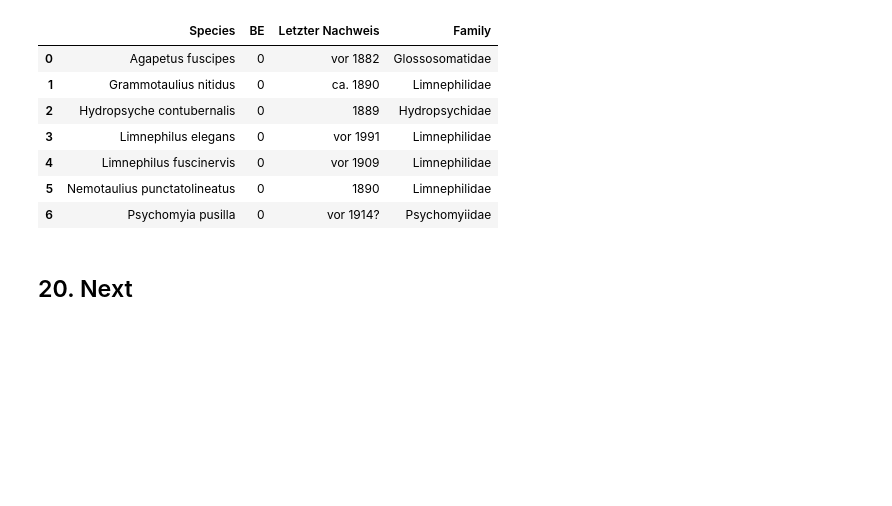
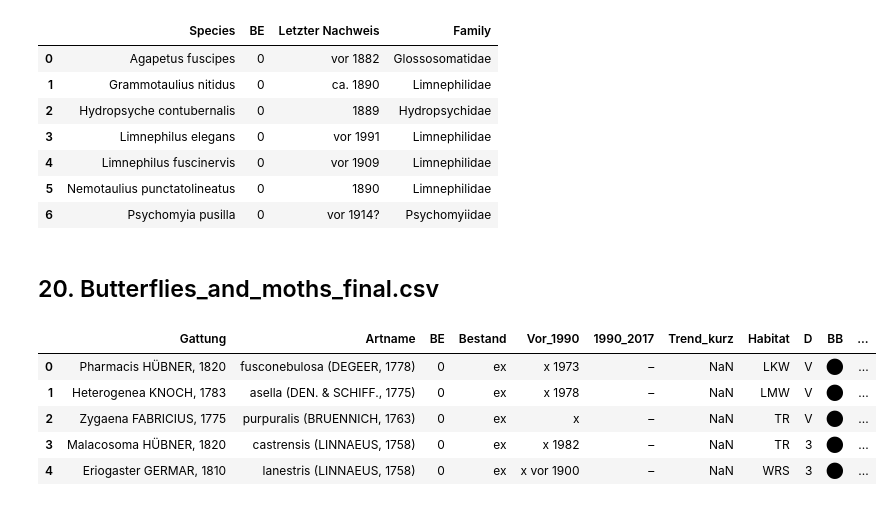
Before and after one commit to Zzzhenya/Berlin-red-list, a Jupyter notebook: Transformation/Raw_csv/Insecta.ipynb, the cells around one changed output. Saved outputs shown, nothing was run; the diff lists cells and outputs as text; code cells hidden in the pictures; blank space fills up the shorter version.

```diff
--- a/Transformation/Raw_csv/Insecta.ipynb
+++ b/Transformation/Raw_csv/Insecta.ipynb
@@ -2418,11 +2418,18 @@ df
 df.to_csv('../../Transformation/Data_cleaning_step1/Koecherfliegen_Trichoptera.csv',
           index=False)
 # %% [markdown]
-## 20. Next
+## 20. Butterflies_and_moths_final.csv
 # %%
 # Read file into dataframe
 
-df = pd.read_csv('name.csv')
+df = pd.read_csv('Butterflies_and_moths_final.csv')
 df.head()
+# %% [output]
+|  | Gattung | Artname | BE | Bestand | Vor_1990 | 1990_2017 | Trend_kurz | Habitat | D | BB | ... |
+| 0 | Pharmacis HÜBNER, 1820 | fusconebulosa (DEGEER, 1778) | 0 | ex | x 1973 | – | NaN | LKW | V | ⬤ | ... |
+| 1 | Heterogenea KNOCH, 1783 | asella (DEN. & SCHIFF., 1775) | 0 | ex | x 1978 | – | NaN | LMW | V | ⬤ | ... |
+| 2 | Zygaena FABRICIUS, 1775 | purpuralis (BRUENNICH, 1763) | 0 | ex | x | – | NaN | TR | V | ⬤ | ... |
+| 3 | Malacosoma HÜBNER, 1820 | castrensis (LINNAEUS, 1758) | 0 | ex | x 1982 | – | NaN | TR | 3 | ⬤ | ... |
+| 4 | Eriogaster GERMAR, 1810 | lanestris (LINNAEUS, 1758) | 0 | ex | x vor 1900 | – | NaN | WRS | 3 | ⬤ | ... |
 # %%
 # Removing columns
```
Also changed, not shown: parts of 28 cells of this notebook.
